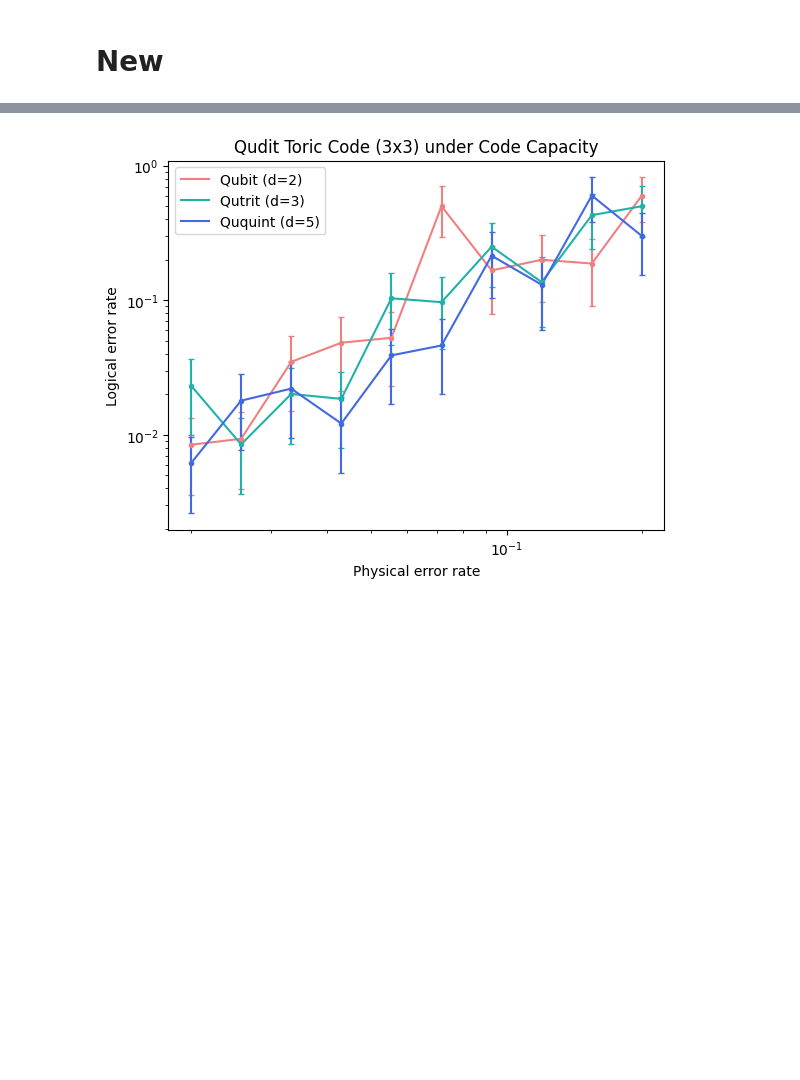
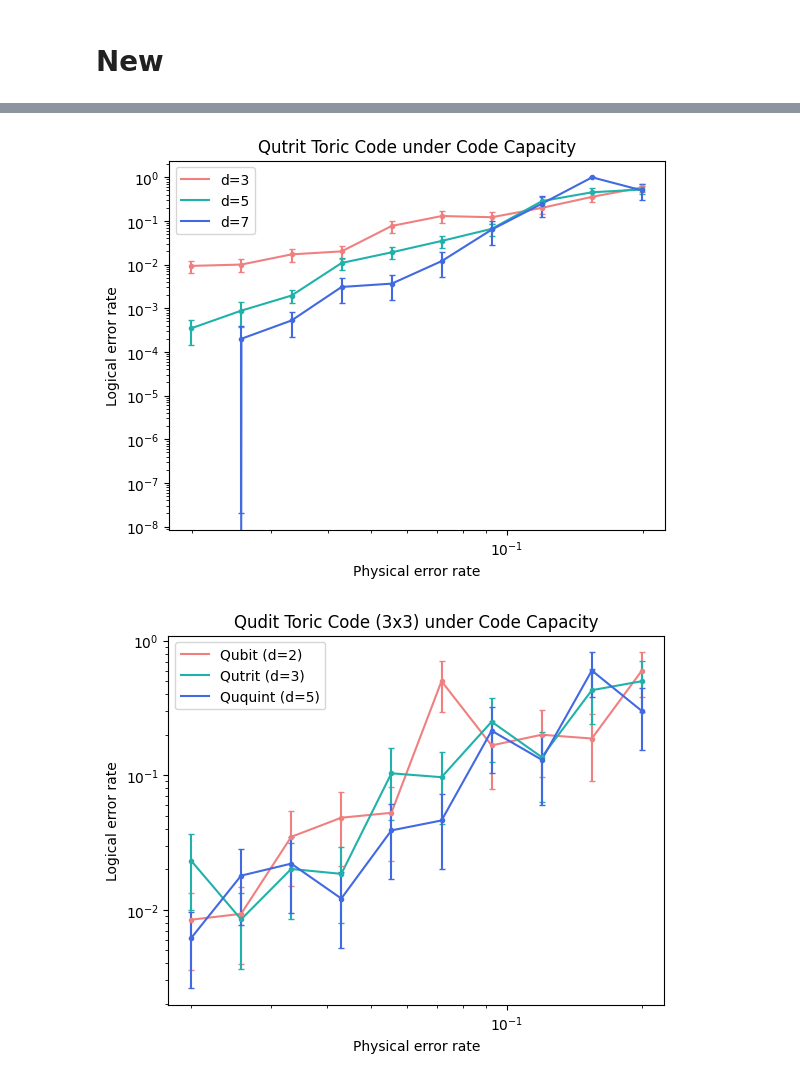
Before and after one commit to e-kneip/bbqudit, a Jupyter notebook: bbq/bp_experiments.ipynb, the cells around one changed output, grey strips where cells are left out. Cells and saved outputs as stored; diff of their text form; code cells hidden in the pictures; blank space fills up the shorter version.

```diff
--- a/bbq/bp_experiments.ipynb
+++ b/bbq/bp_experiments.ipynb
@@ -148,3 +182,29 @@ full_results_5 = [487, 167, 136, 247, 77, 65, 14, 23, 5, 10]
+# %%
+results = {3: [1069, 995, 582, 497, 130, 77, 82, 50, 28, 17],
+           5: [8598, 3386, 5109, 916, 522, 286, 151, 35, 22, 19],
+           7: [np.inf, 4982, 5702, 973, 817, 248, 47, 12, 3, 6]}
+
+plot_num_failures = {3: 10,
+                5: [3, 3, 10, 10, 10, 10, 10, 10, 10, 10],
+                7: [1, 1, 3, 3, 3, 3, 3, 3, 3, 3]}
+
+x = np.flip(physical_error)
+plot_results, plot_error_bars = process_results(results, plot_num_failures)
+
+plt.loglog(x, plot_results[3], color='lightcoral')
+plt.loglog(x, plot_results[5], color='lightseagreen')
+plt.loglog(x, plot_results[7], color='royalblue')
+
+plt.errorbar(x, plot_results[3], yerr=plot_error_bars[3], fmt='.', capsize=2.5, color='lightcoral')
+plt.errorbar(x, plot_results[5], yerr=plot_error_bars[5], fmt='.', capsize=2.5, color='lightseagreen')
+plt.errorbar(x, plot_results[7], yerr=plot_error_bars[7], fmt='.', capsize=2.5, color='royalblue')
+
+plt.legend(['d=3', 'd=5', 'd=7'])
+plt.xlabel('Physical error rate')
+plt.ylabel('Logical error rate')
+plt.title('Qutrit Toric Code under Code Capacity');
+# %% [output]
+[figure, added]
 # %%
 #results = {2 : full_results_2}
 #results = {2 : full_results_2, 3 : full_results_3}
```
Also changed, not shown: parts of 9 cells of this notebook, 4 other files.
